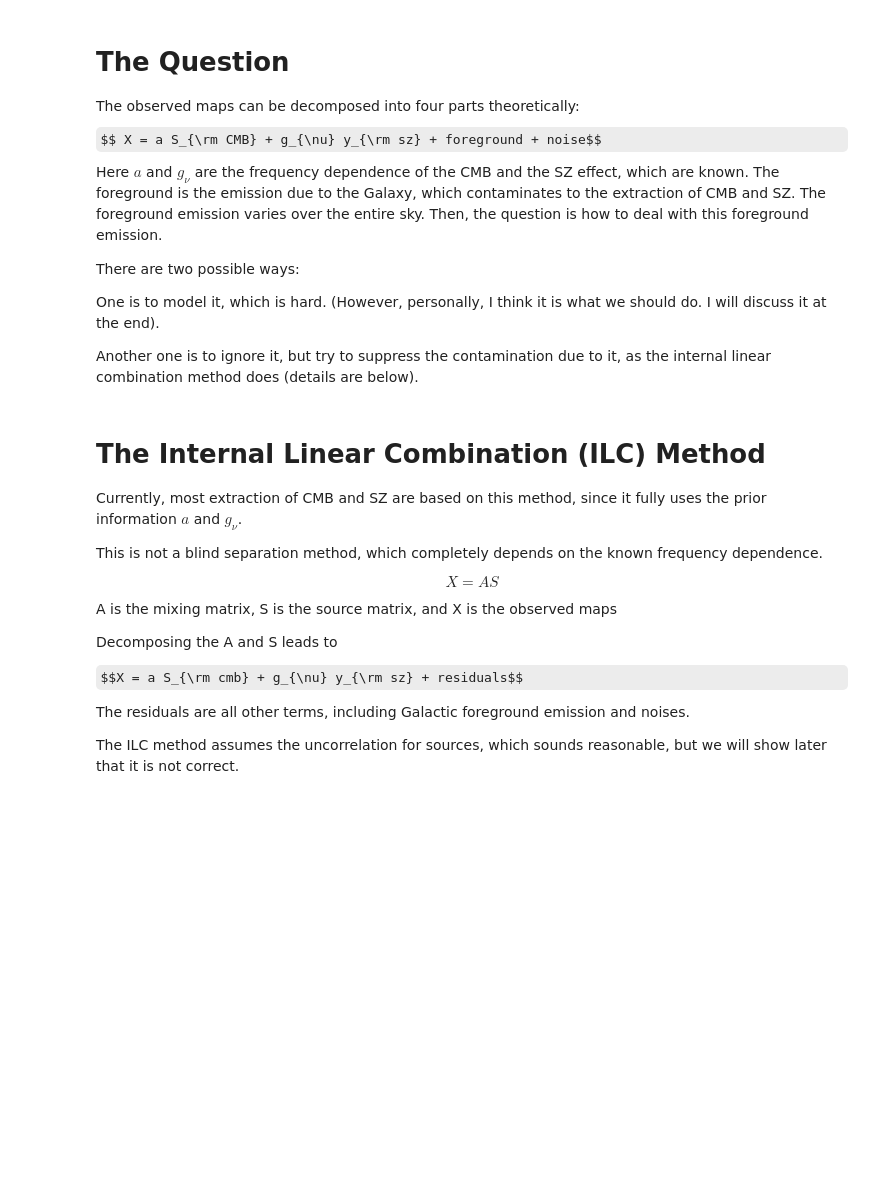
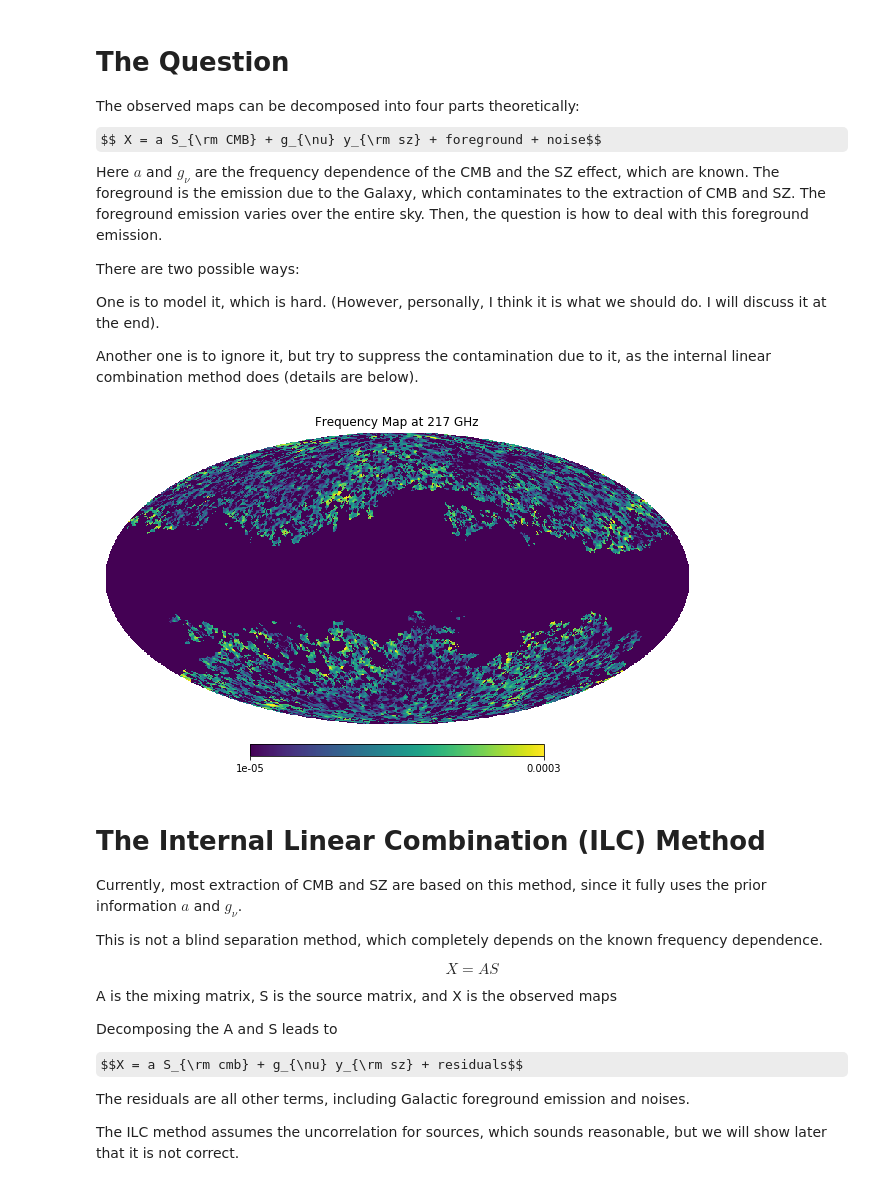
Before and after one commit to quzhijie/CMB_SZ, a Jupyter notebook: CMB_SZ.ipynb, the cells around one changed output. Drawn from its saved outputs; the diff is of its cells as text; code cells hidden in the pictures; some formulas as TeX source; blank space fills up the shorter version.

```diff
--- a/CMB_SZ.ipynb
+++ b/CMB_SZ.ipynb
@@ -30,4 +34,8 @@ gnu = np.array([[-5.371, -5.336, -5.291, -5.212, -5.178, -4.933, -4.766, -4.261,
 maps = np.load('maps.npy')  # X; observed maps at different frequencies; bad pixels are masked as zero already.
 mask = maps[0] == 0  # all good pixels are positive
+# %%
+hp.mollview(maps[10], min=1e-5, max=3e-4, title='Frequency Map at 217 GHz')
+# %% [output]
+[figure, added]
 # %%
 # covariance matrix and its inverse
```
Also changed, not shown: parts of 4 cells of this notebook.
